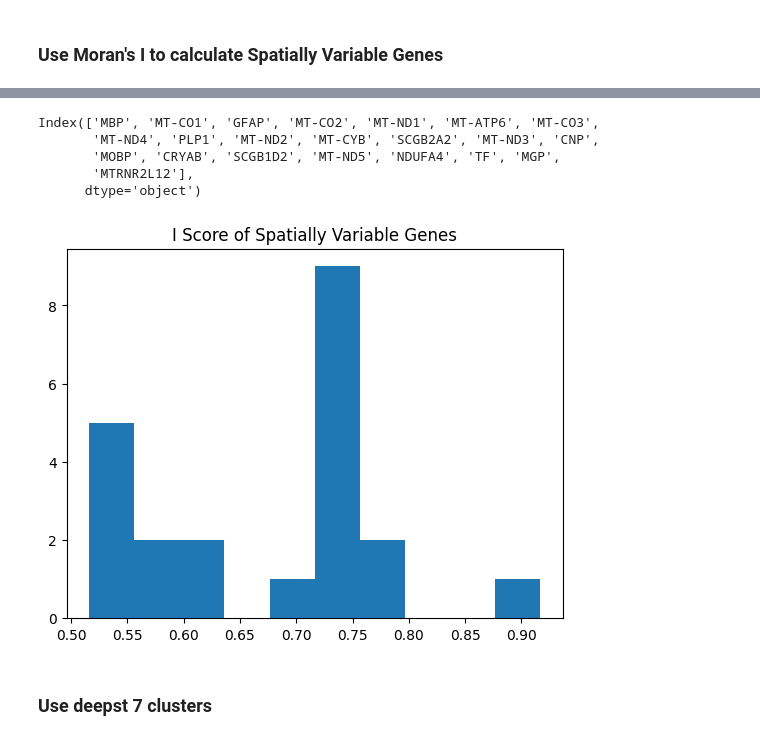
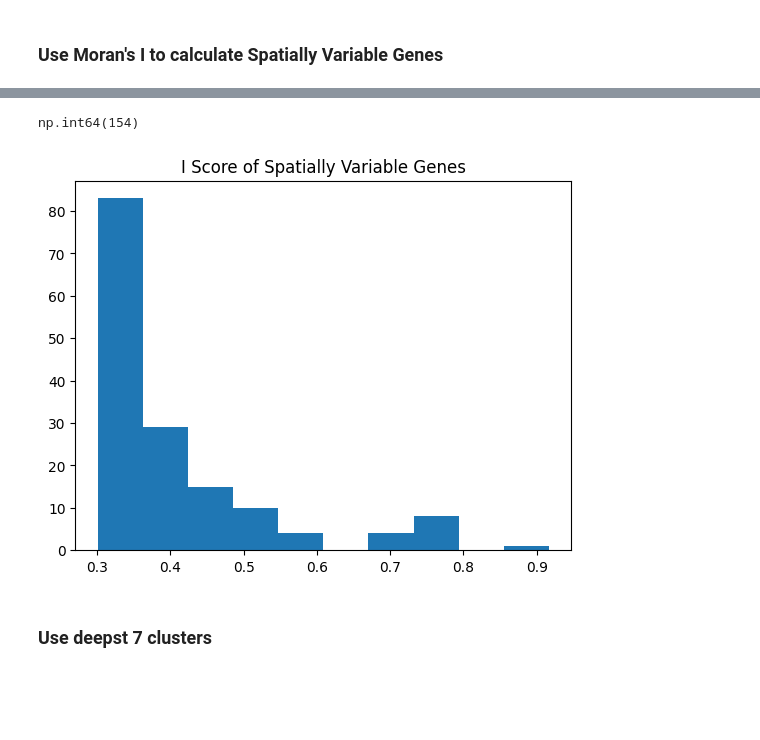
Before and after one commit to ivonr7/cmpt415_spatial_domain_variability, a Jupyter notebook: notebooks/clustered_gene_dist.ipynb, the cells around one changed output, grey strips where cells are left out. Drawn from its saved outputs; the diff is of its cells as text; code cells hidden in the pictures; blank space fills up the shorter version.

```diff
--- a/notebooks/clustered_gene_dist.ipynb
+++ b/notebooks/clustered_gene_dist.ipynb
@@ -51,18 +45,14 @@ plt.hist(sample.uns["moranI"]['I'].dropna())
 # %%
 i_score = sample.uns['moranI']
-t = 0.5 # spatial clustering threshold
+t = 0.3 # spatial clustering threshold
 genes_of_interest = i_score['I'] > t
 
 plt.hist(i_score.loc[genes_of_interest,'I'])
 plt.title("I Score of Spatially Variable Genes")
-i_score[genes_of_interest].index
+genes_of_interest.sum()
 # %% [output]
-Index(['MBP', 'MT-CO1', 'GFAP', 'MT-CO2', 'MT-ND1', 'MT-ATP6', 'MT-CO3',
-       'MT-ND4', 'PLP1', 'MT-ND2', 'MT-CYB', 'SCGB2A2', 'MT-ND3', 'CNP',
-       'MOBP', 'CRYAB', 'SCGB1D2', 'MT-ND5', 'NDUFA4', 'TF', 'MGP',
-       'MTRNR2L12'],
-      dtype='object')
+np.int64(154)
-[figure, old version]
+[figure, new version]
 # %% [markdown]
 ### Use deepst 7 clusters
 # %%
```
Also changed, not shown: parts of 6 cells of this notebook, 7 other files.
